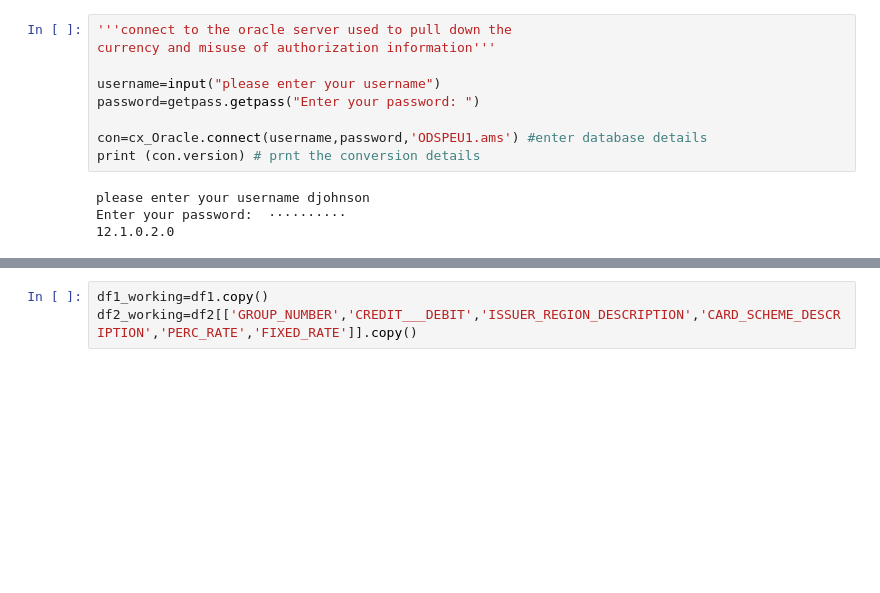
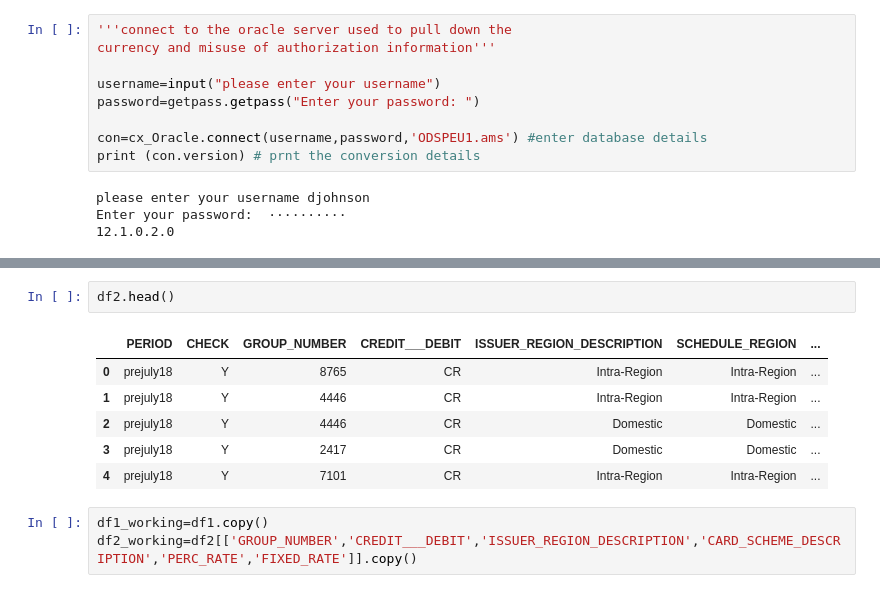
Before and after one commit to dbjohnsonii/work_portfolio, a Jupyter notebook: barclays_theoretical_sfs.ipynb, the cells around one changed output, grey strips where cells are left out. Saved outputs shown, nothing was run; the diff lists cells and outputs as text; blank space fills up the shorter version.

```diff
--- a/barclays_theoretical_sfs.ipynb
+++ b/barclays_theoretical_sfs.ipynb
@@ -44,3 +122,12 @@ df2=pd.read_csv('G:\\Pricing\\Pricing Intelligence\\Market Changes\\Pricing Upda
+# %%
+df2.head()
+# %% [output]
+|  | PERIOD | CHECK | GROUP_NUMBER | CREDIT___DEBIT | ISSUER_REGION_DESCRIPTION | SCHEDULE_REGION | ... |
+| 0 | prejuly18 | Y | 8765 | CR | Intra-Region | Intra-Region | ... |
+| 1 | prejuly18 | Y | 4446 | CR | Intra-Region | Intra-Region | ... |
+| 2 | prejuly18 | Y | 4446 | CR | Domestic | Domestic | ... |
+| 3 | prejuly18 | Y | 2417 | CR | Domestic | Domestic | ... |
+| 4 | prejuly18 | Y | 7101 | CR | Intra-Region | Intra-Region | ... |
 # %%
 df1_working=df1.copy()
 df2_working=df2[['GROUP_NUMBER','CREDIT___DEBIT','ISSUER_REGION_DESCRIPTION','CARD_SCHEME_DESCRIPTION','PERC_RATE','FIXED_RATE']].copy()
```
Also changed, not shown: parts of 46 cells of this notebook.
